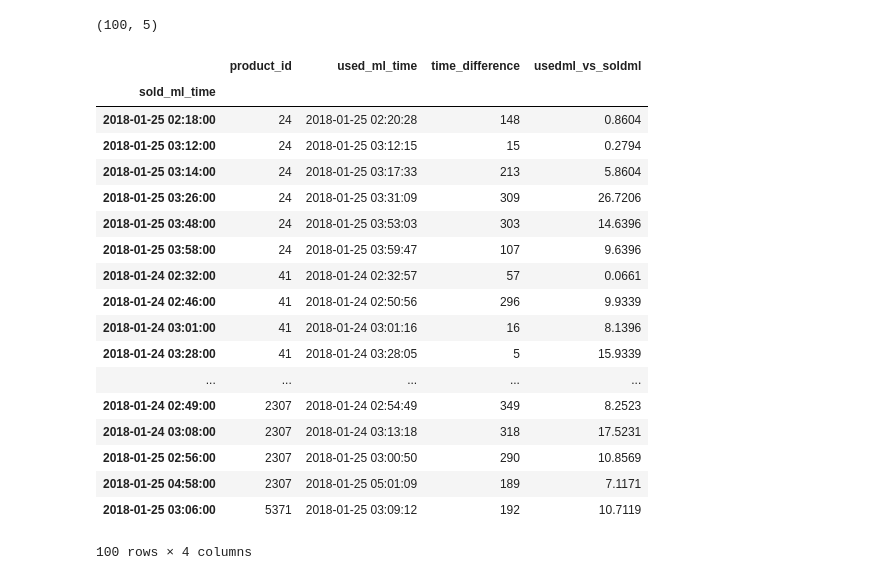
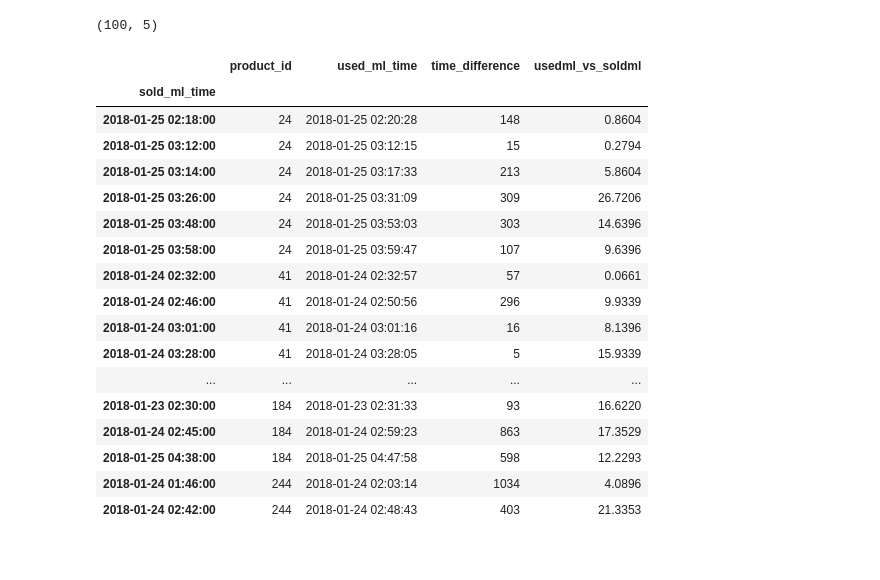
Before and after one commit to abhilashsharma3/exercise, a Jupyter notebook: nectar.ipynb, the cells around one changed output. Saved outputs shown, nothing was run; the diff lists cells and outputs as text; code cells hidden in the pictures.

```diff
--- a/nectar.ipynb
+++ b/nectar.ipynb
@@ -119,26 +118,3 @@ final.head(30)
 final.shape
 # %% [output]
 (100, 5)
-# %%
-#final=final.pivot(index='sold_ml_time',columns='product_id',values='usedml_vs_soldml')
-final.set_index('sold_ml_time')
-# %% [output]
-|  | product_id | used_ml_time | time_difference | usedml_vs_soldml |
-| sold_ml_time |  |  |  |  |
-| 2018-01-25 02:18:00 | 24 | 2018-01-25 02:20:28 | 148 | 0.8604 |
-| 2018-01-25 03:12:00 | 24 | 2018-01-25 03:12:15 | 15 | 0.2794 |
-| 2018-01-25 03:14:00 | 24 | 2018-01-25 03:17:33 | 213 | 5.8604 |
-| 2018-01-25 03:26:00 | 24 | 2018-01-25 03:31:09 | 309 | 26.7206 |
-| 2018-01-25 03:48:00 | 24 | 2018-01-25 03:53:03 | 303 | 14.6396 |
-| 2018-01-25 03:58:00 | 24 | 2018-01-25 03:59:47 | 107 | 9.6396 |
-| 2018-01-24 02:32:00 | 41 | 2018-01-24 02:32:57 | 57 | 0.0661 |
-| 2018-01-24 02:46:00 | 41 | 2018-01-24 02:50:56 | 296 | 9.9339 |
-| 2018-01-24 03:01:00 | 41 | 2018-01-24 03:01:16 | 16 | 8.1396 |
-| 2018-01-24 03:28:00 | 41 | 2018-01-24 03:28:05 | 5 | 15.9339 |
-| ... | ... | ... | ... | ... |
-| 2018-01-24 02:49:00 | 2307 | 2018-01-24 02:54:49 | 349 | 8.2523 |
-| 2018-01-24 03:08:00 | 2307 | 2018-01-24 03:13:18 | 318 | 17.5231 |
-| 2018-01-25 02:56:00 | 2307 | 2018-01-25 03:00:50 | 290 | 10.8569 |
-| 2018-01-25 04:58:00 | 2307 | 2018-01-25 05:01:09 | 189 | 7.1171 |
-| 2018-01-25 03:06:00 | 5371 | 2018-01-25 03:09:12 | 192 | 10.7119 |
-100 rows × 4 columns
@@ -146,0 +121,21 @@ final.set_index('sold_ml_time')
+# %%
+final.set_index('sold_ml_time').head(30)
+# %% [output]
+|  | product_id | used_ml_time | time_difference | usedml_vs_soldml |
+| sold_ml_time |  |  |  |  |
+| 2018-01-25 02:18:00 | 24 | 2018-01-25 02:20:28 | 148 | 0.8604 |
+| 2018-01-25 03:12:00 | 24 | 2018-01-25 03:12:15 | 15 | 0.2794 |
+| 2018-01-25 03:14:00 | 24 | 2018-01-25 03:17:33 | 213 | 5.8604 |
+| 2018-01-25 03:26:00 | 24 | 2018-01-25 03:31:09 | 309 | 26.7206 |
+| 2018-01-25 03:48:00 | 24 | 2018-01-25 03:53:03 | 303 | 14.6396 |
+| 2018-01-25 03:58:00 | 24 | 2018-01-25 03:59:47 | 107 | 9.6396 |
+| 2018-01-24 02:32:00 | 41 | 2018-01-24 02:32:57 | 57 | 0.0661 |
+| 2018-01-24 02:46:00 | 41 | 2018-01-24 02:50:56 | 296 | 9.9339 |
+| 2018-01-24 03:01:00 | 41 | 2018-01-24 03:01:16 | 16 | 8.1396 |
+| 2018-01-24 03:28:00 | 41 | 2018-01-24 03:28:05 | 5 | 15.9339 |
+| ... | ... | ... | ... | ... |
+| 2018-01-23 02:30:00 | 184 | 2018-01-23 02:31:33 | 93 | 16.6220 |
+| 2018-01-24 02:45:00 | 184 | 2018-01-24 02:59:23 | 863 | 17.3529 |
+| 2018-01-25 04:38:00 | 184 | 2018-01-25 04:47:58 | 598 | 12.2293 |
+| 2018-01-24 01:46:00 | 244 | 2018-01-24 02:03:14 | 1034 | 4.0896 |
+| 2018-01-24 02:42:00 | 244 | 2018-01-24 02:48:43 | 403 | 21.3353 |
```
Also changed, not shown: parts of 9 cells of this notebook.
